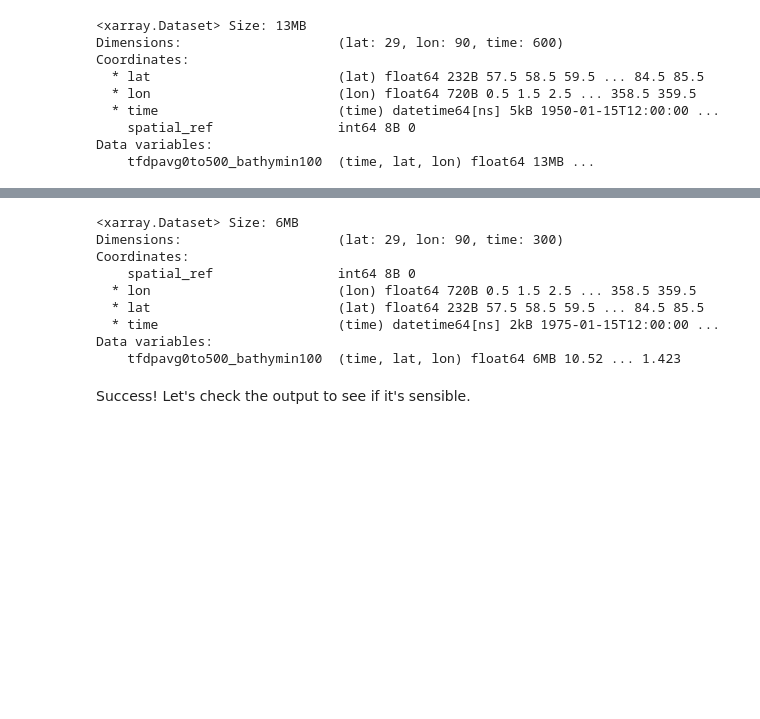
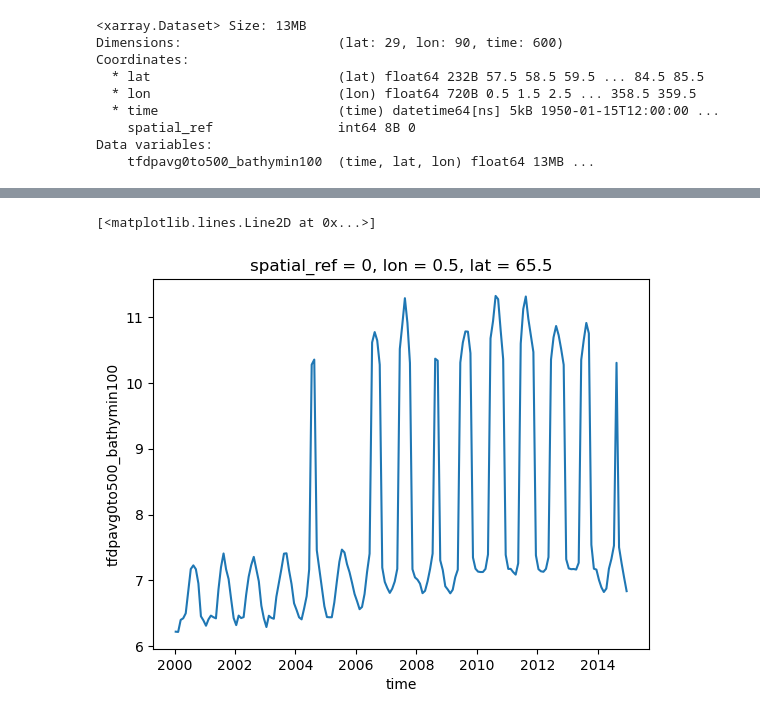
Before and after one commit to ehultee/gris-iceocean-process, a Jupyter notebook: Step3-QDM_reimplementation.ipynb, the cells around one changed output, grey strips where cells are left out. Cells and saved outputs as stored; diff of their text form; code cells hidden in the pictures; blank space fills up the shorter version.

```diff
--- a/Step3-QDM_reimplementation.ipynb
+++ b/Step3-QDM_reimplementation.ipynb
@@ -840,18 +634,17 @@ with ProgressBar():
         # group={"obs": "time.month", "simh": "t_simh.month", "simp": "time"},
         kind = "+", # to calculate the relative rather than the absolute change, "*" can be used instead of "+" (this is prefered when adjusting precipitation)
     )
-# %%
-qdm_result_3d_full
-# %% [output]
-<xarray.Dataset> Size: 6MB
-Dimensions:                    (lat: 29, lon: 90, time: 300)
-Coordinates:
-    spatial_ref                int64 8B 0
-  * lon                        (lon) float64 720B 0.5 1.5 2.5 ... 358.5 359.5
-  * lat                        (lat) float64 232B 57.5 58.5 59.5 ... 84.5 85.5
-  * time                       (time) datetime64[ns] 2kB 1975-01-15T12:00:00 ...
-Data variables:
-    tfdpavg0to500_bathymin100  (time, lat, lon) float64 6MB 10.52 ... 1.423
-# %% [markdown]
-Success!  Let's check the output to see if it's sensible.
+# %%
+## select a single site
+lat_sel = 65.5 ## deg N
+lon_sel = 0.5 ## deg E
+
+# test_series = ds3.TF.sel(lon=lon_sel, lat=lat_sel, method='nearest')
+
+# test_series
+
+qdm_result_3d_longperiod.tfdpavg0to500_bathymin100.sel(lat=lat_sel, lon=lon_sel, method='nearest').plot()
+# %% [output]
+[<matplotlib.lines.Line2D at 0x...>]
+[figure, added]
 # %%
```
Also changed, not shown: parts of 61 cells of this notebook.
